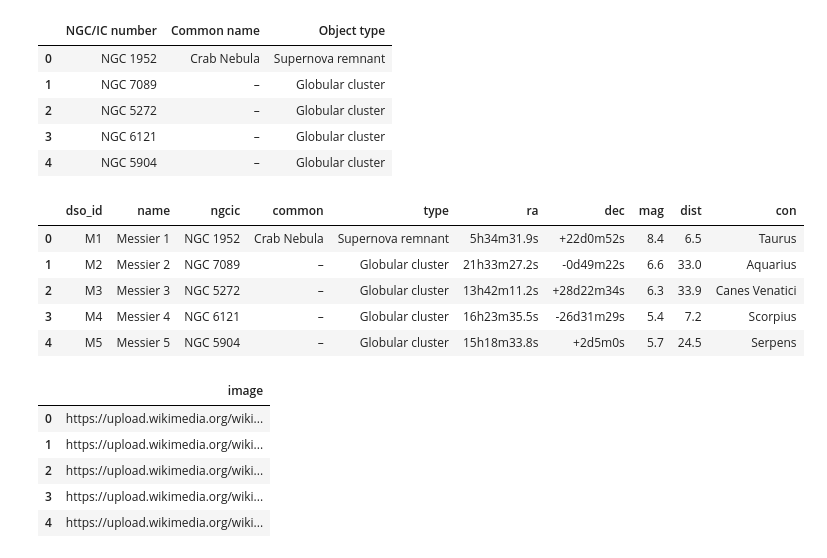
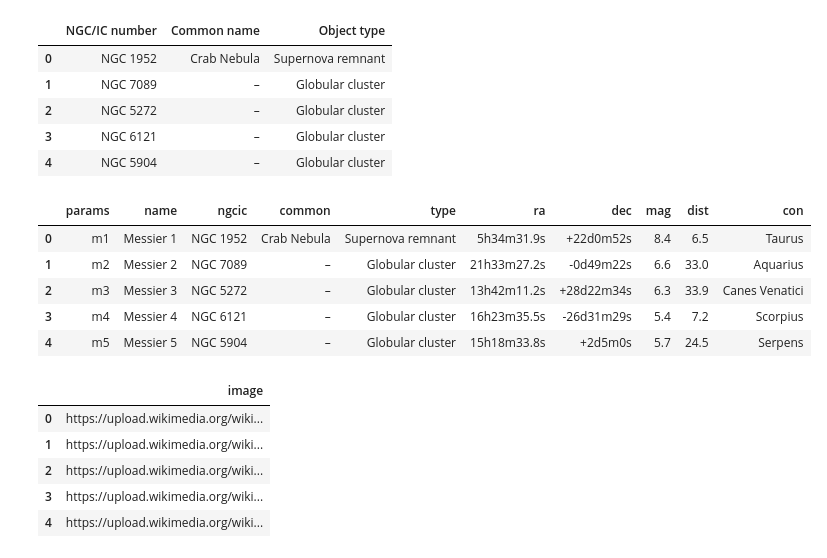
Before and after one commit to littleplato/nieves-observer, a Jupyter notebook: etl/etl.ipynb, the cells around one changed output. Saved outputs shown, nothing was run; the diff lists cells and outputs as text; code cells hidden in the pictures.

```diff
--- a/etl/etl.ipynb
+++ b/etl/etl.ipynb
@@ -28,7 +28,7 @@ images = bs.find_all('img', {'src':re.compile('.jpg')})
 ### Transform
 # %%
 messier_df["name"] = "Messier " + messier_df["M"].map(str)
-messier_df["dso_id"] = "M" + messier_df["M"].map(str)
+messier_df["params"] = "m" + messier_df["M"].map(str)
 messier_df["ra"] = messier_df["RH"].map(str) + "h"+ messier_df["RM"].map(str) + "m" + messier_df["RS"].map(str) + "s"
 messier_df["dec"] = messier_df["V"].map(str) + messier_df["DG"].map(str) + "d"+ messier_df["DM"].map(str) + "m" + messier_df["DS"].map(str) + "s"
 del messier_df['M']
@@ -122,15 +122,15 @@ add_df.head()
 # %%
 full_messier = pd.concat([messier_df.reset_index(drop=True),add_df.reset_index(drop=True)],axis=1)
 full_messier.rename({"NGC/IC number": "ngcic", "Common name": "common", "Object type": "type", "Con": "con"}, axis=1, inplace=True)
-full_messier = full_messier[["dso_id", "name", "ngcic", "common", "type", "ra", "dec", "mag", "dist", "con"]]
+full_messier = full_messier[["params", "name", "ngcic", "common", "type", "ra", "dec", "mag", "dist", "con"]]
 full_messier.head()
 # %% [output]
-|  | dso_id | name | ngcic | common | type | ra | dec | mag | dist | con |
-| 0 | M1 | Messier 1 | NGC 1952 | Crab Nebula | Supernova remnant | 5h34m31.9s | +22d0m52s | 8.4 | 6.5 | Taurus |
-| 1 | M2 | Messier 2 | NGC 7089 | – | Globular cluster | 21h33m27.2s | -0d49m22s | 6.6 | 33.0 | Aquarius |
-| 2 | M3 | Messier 3 | NGC 5272 | – | Globular cluster | 13h42m11.2s | +28d22m34s | 6.3 | 33.9 | Canes Venatici |
-| 3 | M4 | Messier 4 | NGC 6121 | – | Globular cluster | 16h23m35.5s | -26d31m29s | 5.4 | 7.2 | Scorpius |
-| 4 | M5 | Messier 5 | NGC 5904 | – | Globular cluster | 15h18m33.8s | +2d5m0s | 5.7 | 24.5 | Serpens |
+|  | params | name | ngcic | common | type | ra | dec | mag | dist | con |
+| 0 | m1 | Messier 1 | NGC 1952 | Crab Nebula | Supernova remnant | 5h34m31.9s | +22d0m52s | 8.4 | 6.5 | Taurus |
+| 1 | m2 | Messier 2 | NGC 7089 | – | Globular cluster | 21h33m27.2s | -0d49m22s | 6.6 | 33.0 | Aquarius |
+| 2 | m3 | Messier 3 | NGC 5272 | – | Globular cluster | 13h42m11.2s | +28d22m34s | 6.3 | 33.9 | Canes Venatici |
+| 3 | m4 | Messier 4 | NGC 6121 | – | Globular cluster | 16h23m35.5s | -26d31m29s | 5.4 | 7.2 | Scorpius |
+| 4 | m5 | Messier 5 | NGC 5904 | – | Globular cluster | 15h18m33.8s | +2d5m0s | 5.7 | 24.5 | Serpens |
 # %%
 all_images = []
 
```
Also changed, not shown: parts of 3 cells of this notebook, 2 other files.
